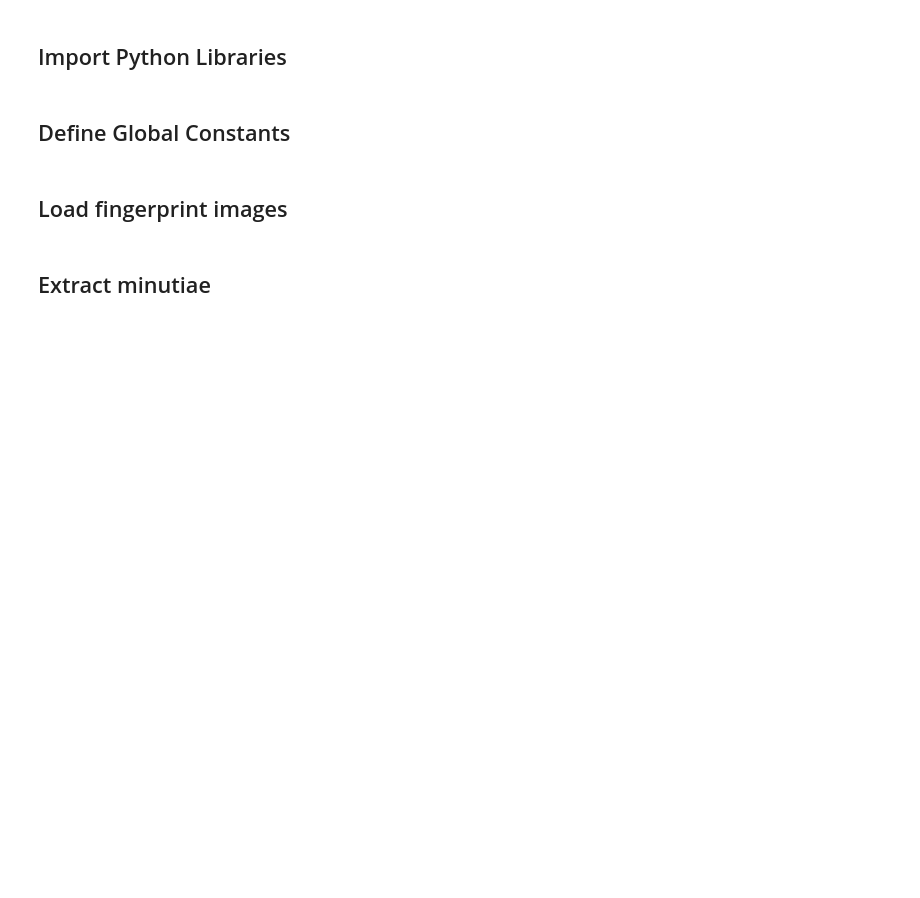
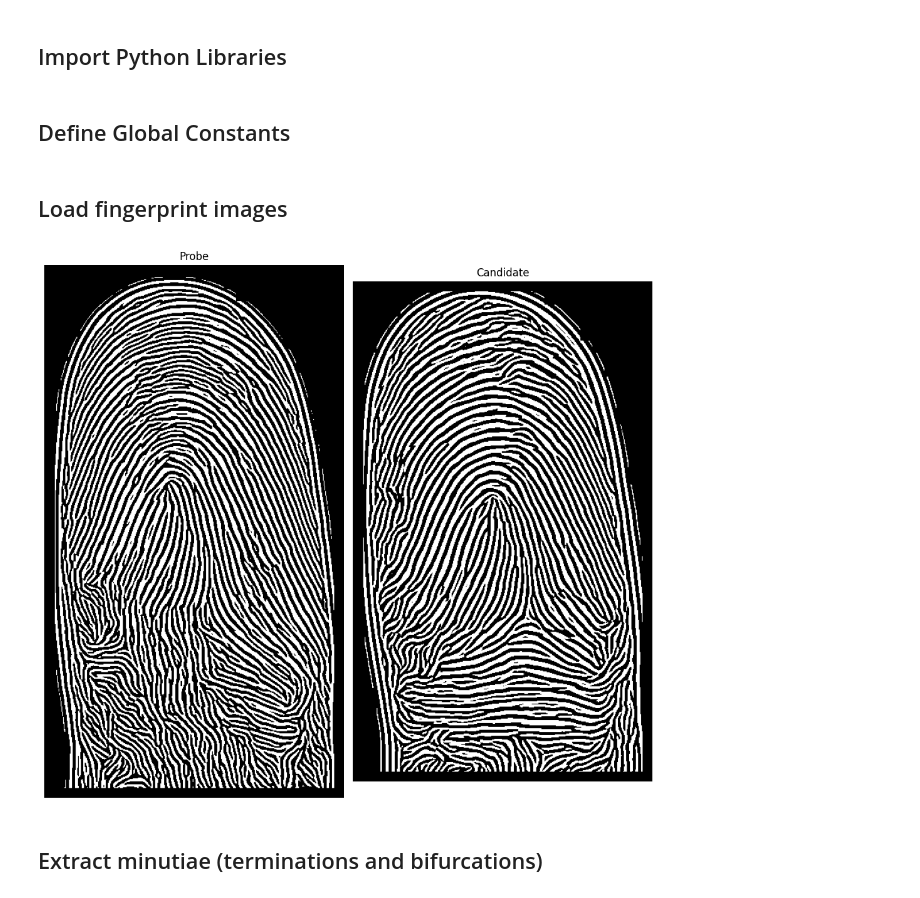
Before and after one commit to rotiroti/mobiofp, a Jupyter notebook: notebooks/02_rl_minutiae_matching.ipynb, the cells around one changed output. Drawn from its saved outputs; the diff is of its cells as text; code cells hidden in the pictures; blank space fills up the shorter version.

```diff
--- a/notebooks/02_rl_minutiae_matching.ipynb
+++ b/notebooks/02_rl_minutiae_matching.ipynb
@@ -11,8 +11,8 @@ import fingerprint_feature_extractor as ffe
 # %% [markdown]
 ## Define Global Constants
 # %%
-DATA_DIR = "../data/processed/"
-GALLERY_IMAGE = DATA_DIR + "/" + "unet/1_i_1_w_1.png"
-PROBE_IMAGE = DATA_DIR + "/" + "unet/1_o_1_w_1.png"
+DATA_DIR = "../data/processed"
+PROBE_IMAGE_PATH = DATA_DIR + "/samples/1_o_1_w_1.png"
+CANDIDATE_IMAGE_PATH = DATA_DIR + "/samples/1_i_1_w_1.png"
 # %% [markdown]
 ## Load fingerprint images
@@ -22,2 +19,19 @@ probe = cv2.imread(PROBE_IMAGE, cv2.IMREAD_GRAYSCALE)
+# %%
+probe = cv2.imread(PROBE_IMAGE_PATH, cv2.IMREAD_GRAYSCALE)
+candidate = cv2.imread(CANDIDATE_IMAGE_PATH, cv2.IMREAD_GRAYSCALE)
+
+plt.figure(figsize=(10, 10))
+plt.subplot(1, 2, 1)
+plt.imshow(probe, cmap="gray")
+plt.title("Probe")
+plt.axis("off")
+plt.subplot(1, 2, 2)
+plt.imshow(candidate, cmap="gray")
+plt.title("Candidate")
+plt.axis("off")
+plt.tight_layout()
+plt.show()
+# %% [output]
+[figure, added]
 # %% [markdown]
-## Extract minutiae
+## Extract minutiae (terminations and bifurcations)
```
Also changed, not shown: parts of 6 cells of this notebook, 23 other files.
